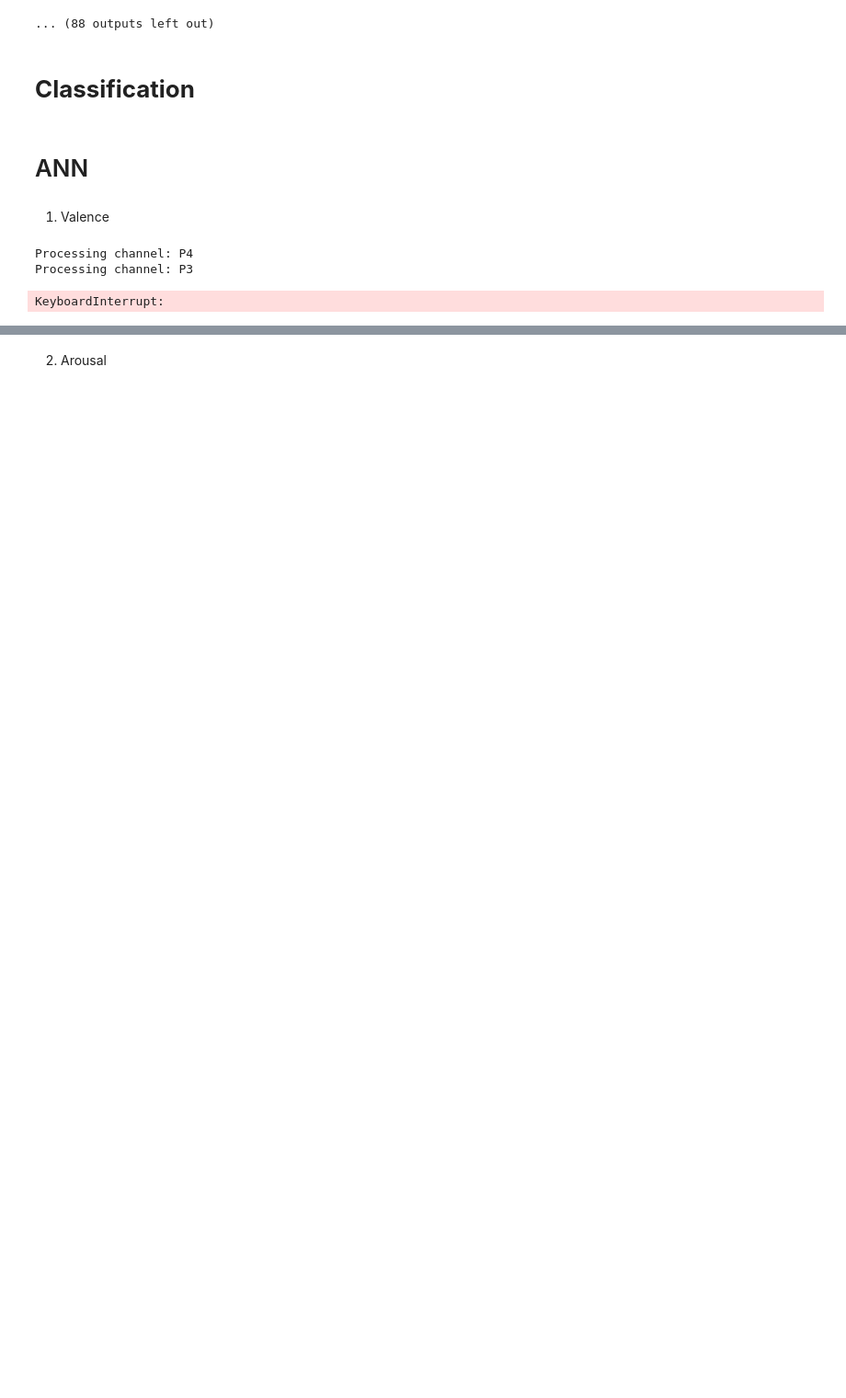
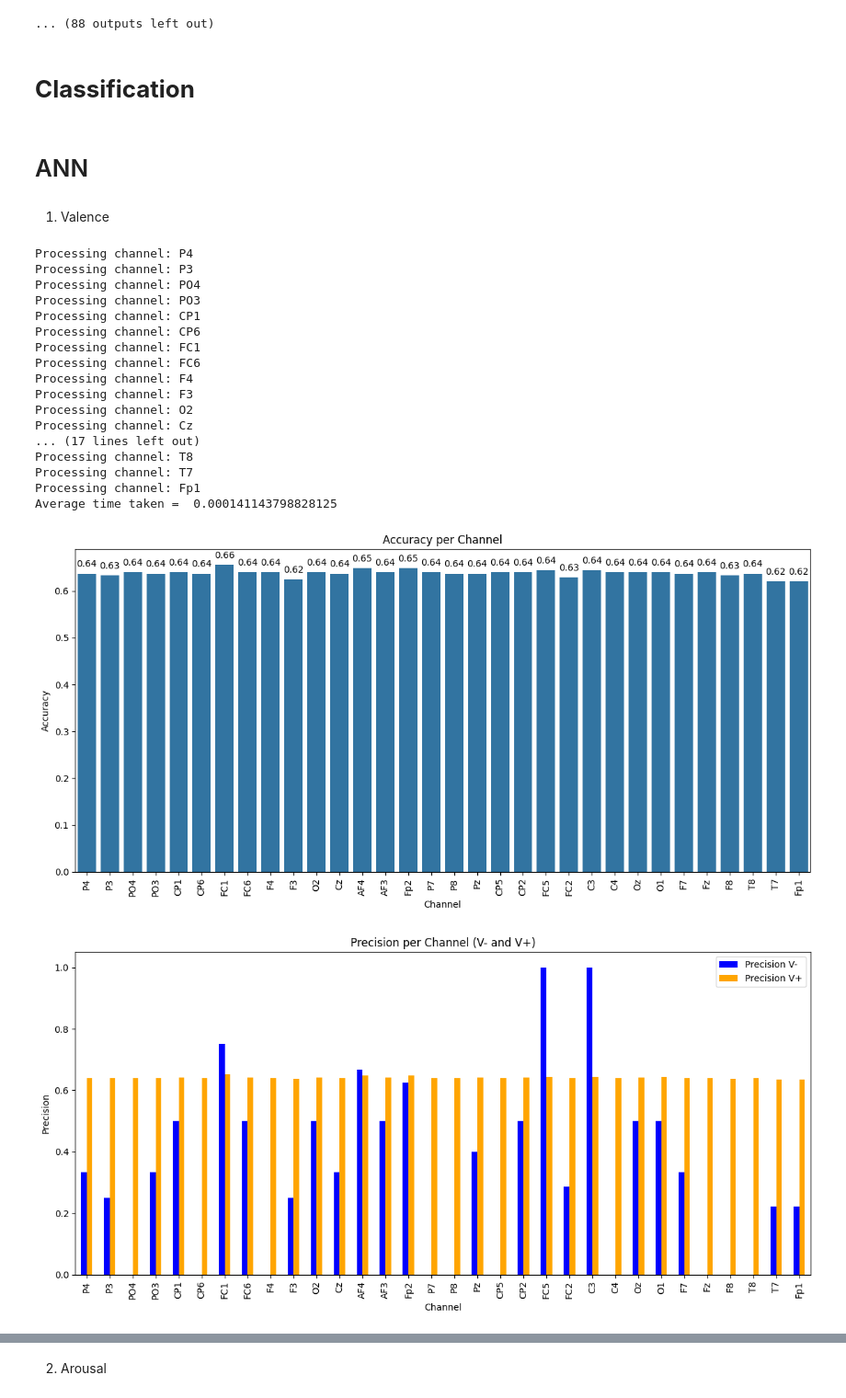
Before and after one commit to NickA02/Tetris-EEG, a Jupyter notebook: EEG Prediction/notebooks/ANN_SVM_RF_KNN.ipynb, the cells around one changed output, grey strips where cells are left out. Shown at 92% size. Drawn from its saved outputs; the diff is of its cells as text; code cells hidden in the pictures; blank space fills up the shorter version.

```diff
--- a/EEG Prediction/notebooks/ANN_SVM_RF_KNN.ipynb
+++ b/EEG Prediction/notebooks/ANN_SVM_RF_KNN.ipynb
@@ -207,12 +218,8 @@ import torch.optim as optim
 from sklearn.metrics import precision_score, recall_score, f1_score, accuracy_score
 import seaborn as sns
 import matplotlib.pyplot as plt
-import os
+import os, time
 
-# --- SOLUTION PART 1: Define separate paths ---
-# Path for the metadata file (participant ratings)
-metadata_folder_path = './datasets/DEAP/deap-dataset/Metadata/'
-channel_data_folder_path = './datasets/DEAP/deap-dataset/extracted_features' # Your processed data is here
 
 # Read targets from the correct metadata folder
 targets = pd.read_excel(os.path.join(metadata_folder_path, 'participant_ratings.xls'), index_col=0)
@@ -273,11 +280,14 @@ def crossval_train(x_train, y_train, num_epochs, learning_rate, batch_size, num_
 
         best_models.append(model)
     return best_models[-1]
-
+time_taken = []
 def evaluate_model(model, X_test, y_test):
     model.eval()
     with torch.no_grad():
+        start = time.time()
         outputs = model(X_test)
+        end = time.time()
+        time_taken.append(end - start)
         predicted = (outputs > 0.5).float()
         accuracy = accuracy_score(y_test.cpu().numpy(), predicted.cpu().numpy())
         precision = precision_score(y_test.cpu().numpy(), predicted.cpu().numpy(), average=None, zero_division=0)
@@ -329,6 +339,7 @@ for ch_name in os.listdir(channel_data_folder_path):
         precisions_v_minus.append(precision[0])
         precisions_v_plus.append(precision[1])
 
+print("Average time taken = ", np.mean(time_taken))
 channels = channel_names
 
 # Add a check to ensure we have data before plotting
@@ -339,34 +350,50 @@ else:
     ax = sns.barplot(x=channels, y=accuracies)
     plt.title("Accuracy per Channel")
     plt.xlabel("Channel")
     plt.ylabel("Accuracy")
     plt.xticks(rotation=90)
 
     for i, value in enumerate(accuracies):
         ax.text(i, value + 0.01, f'{value:.2f}', ha='center', va='bottom')
 
     plt.tight_layout()
     plt.show()
 
     precision_df = pd.DataFrame({
         'Channel': channels,
         'Precision V-': precisions_v_minus,
         'Precision V+': precisions_v_plus
     })
 
     precision_df.set_index('Channel', inplace=True)
     precision_df.plot(kind='bar', figsize=(12, 6), color=['blue', 'orange'])
 
     plt.title("Precision per Channel (V- and V+)")
     plt.xlabel("Channel")
     plt.ylabel("Precision")
     plt.xticks(rotation=90)
     plt.tight_layout()
     plt.show()
 # %% [output]
 Processing channel: P4
 Processing channel: P3
+Processing channel: PO4
+Processing channel: PO3
+Processing channel: CP1
+Processing channel: CP6
+Processing channel: FC1
+Processing channel: FC6
+Processing channel: F4
+Processing channel: F3
+Processing channel: O2
+Processing channel: Cz
+... (17 lines left out)
+Processing channel: T8
+Processing channel: T7
+Processing channel: Fp1
+Average time taken =  0.000141143798828125
-KeyboardInterrupt:
+[figure, added]
+[figure, added]
 # %%
 import pandas as pd
 import numpy as np
```
Also changed, not shown: parts of 26 cells of this notebook, 11 other files.
